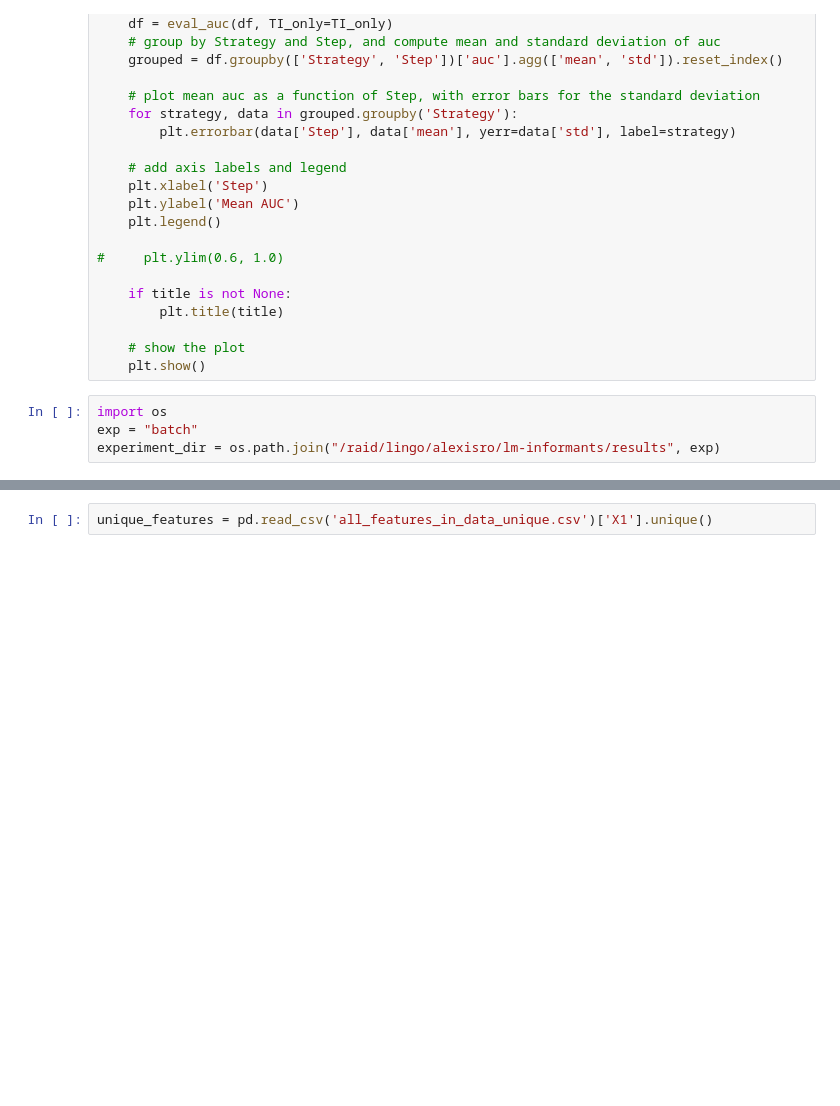
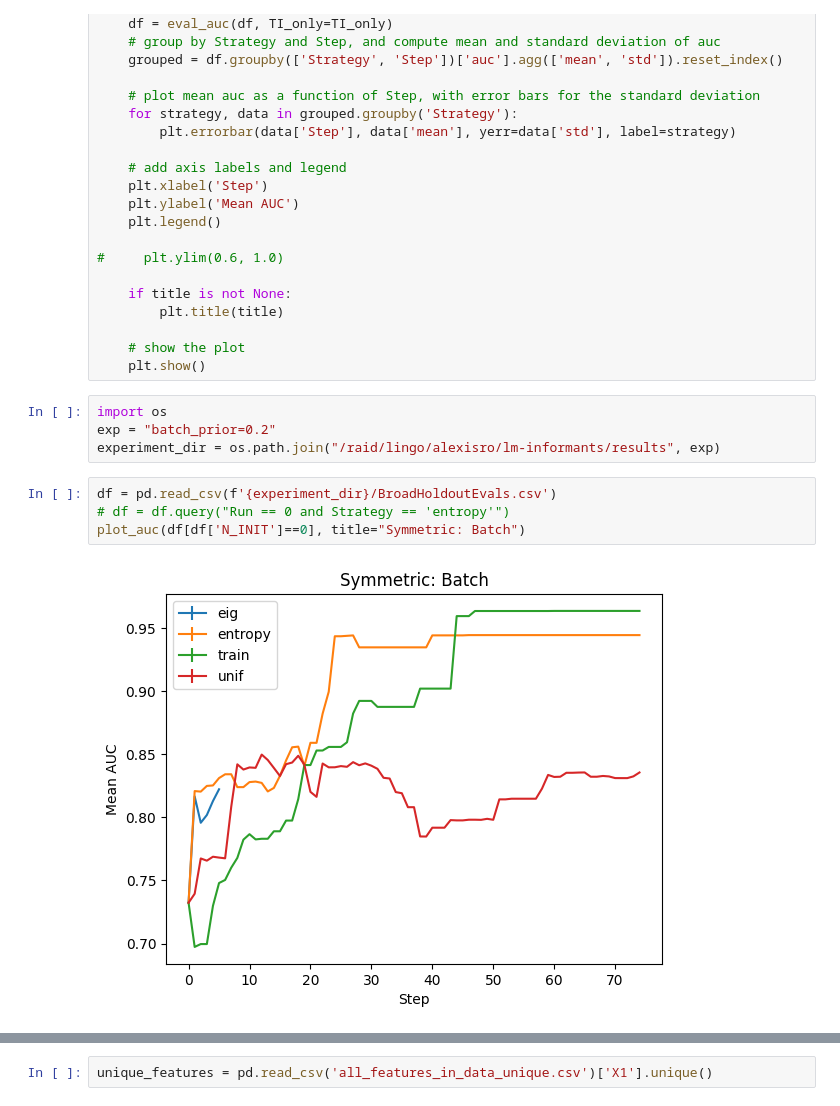
Before and after one commit to jacobandreas/lm-informants, a Jupyter notebook: working.ipynb, the cells around one changed output, grey strips where cells are left out. Saved outputs shown, nothing was run; the diff lists cells and outputs as text; blank space fills up the shorter version.

```diff
--- a/working.ipynb
+++ b/working.ipynb
@@ -97,5 +97,11 @@ def plot_auc(df, TI_only=False, title=None):
     plt.show()
 # %%
 import os
-exp = "batch"
+exp = "batch_prior=0.2"
 experiment_dir = os.path.join("/raid/lingo/alexisro/lm-informants/results", exp)
+# %%
+df = pd.read_csv(f'{experiment_dir}/BroadHoldoutEvals.csv')
+# df = df.query("Run == 0 and Strategy == 'entropy'")
+plot_auc(df[df['N_INIT']==0], title="Symmetric: Batch")
+# %% [output]
+[figure, added]
```
Also changed, not shown: parts of 5 cells of this notebook, 3 other files.
